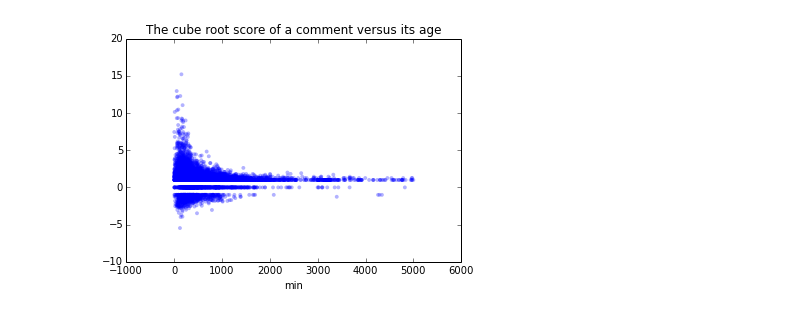
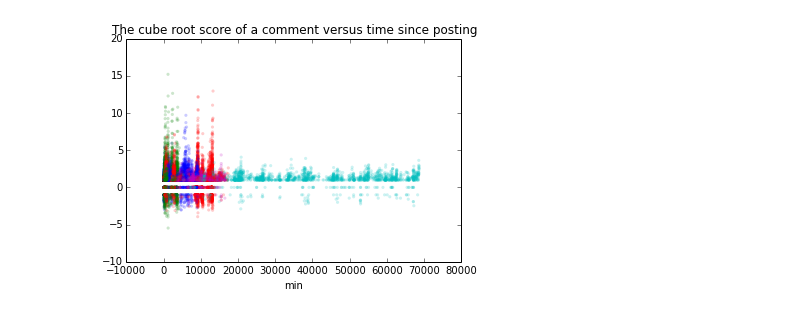
Before and after one commit to gautsi/creddit_score, a Jupyter notebook: notebooks/exploratory_analysis2.ipynb, the cells around one changed output. Cells and saved outputs as stored; diff of their text form; code cells hidden in the pictures.

```diff
--- a/notebooks/exploratory_analysis2.ipynb
+++ b/notebooks/exploratory_analysis2.ipynb
@@ -11,3 +9,7 @@ subreddits = ['dataisbeautiful', 'programming', 'technology', 'python', 'cpp']
+# %%
+lcm = cl.ListedColormap(['r', 'b', 'g', 'm', 'c'])
+# %%
+subreddits = ['DataIsBeautiful', 'programming', 'Technology', 'Python', 'C++']
 # %%
 engine = create_engine('mysql+pymysql://gautam@localhost/reddit_comments_submissions')
 # %%
@@ -49,3 +19,7 @@ Name: comment_id, dtype: object
+# %%
+comments_df['age'] = comments_df.created - comments_df.subm_created
+comments_df['time_since_post'] = comments_df.timestamp - comments_df.created
+comments_df['color'] = comments_df.subreddit.apply(lambda x : subreddits.index(x))
 # %%
 def cube_root(x):
     if x > 0:
@@ -54,3 +28,4 @@ def cube_root(x):
         return -1*(-1*x)**(1.0/3.0)
 # %%
 comments_df['cube_score'] = comments_df.score.apply(lambda x : cube_root(x))
+comments_df['cube_subm_score'] = comments_df.subm_score.apply(lambda x : cube_root(x))
@@ -86,8 +71,8 @@ plt.savefig("cubescoreVSage_all", dpi=300)
 # %%
 plt.clf()
-plt.scatter([i/60.0 for i in comments_df[comments_df.age < 300000].age], comments_df[comments_df.age < 300000].cube_score, s=15, alpha = 0.3, edgecolor = '')
-plt.title("The cube root score of a comment versus its age")
+plt.scatter([i/60.0 for i in comments_df.time_since_post], comments_df.cube_score, c=comments_df.color, cmap=lcm, s=10, alpha = 0.2, edgecolor = '')
+plt.title("The cube root score of a comment versus time since posting")
 plt.xlabel("min")
-plt.savefig("cubescoreVSage_young", dpi=300)
+plt.savefig("cubescoreVSpostingtime", dpi=300)
 # %% [output]
-[figure, old version]
+[figure, new version]
```
Also changed, not shown: parts of 15 cells of this notebook, 1 other file.
